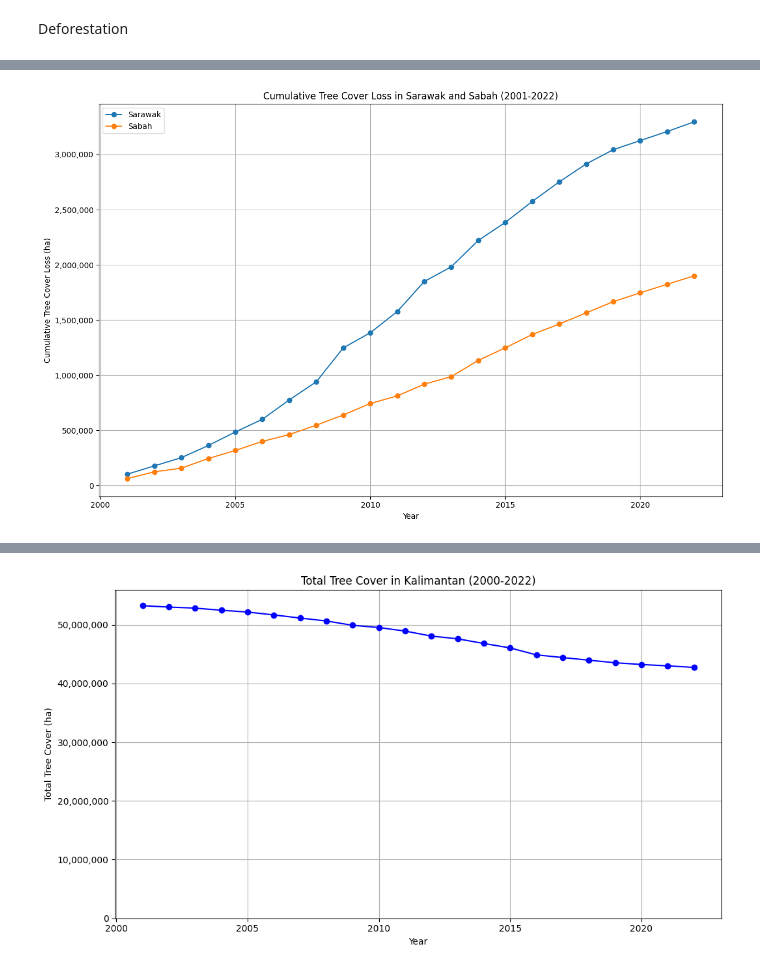
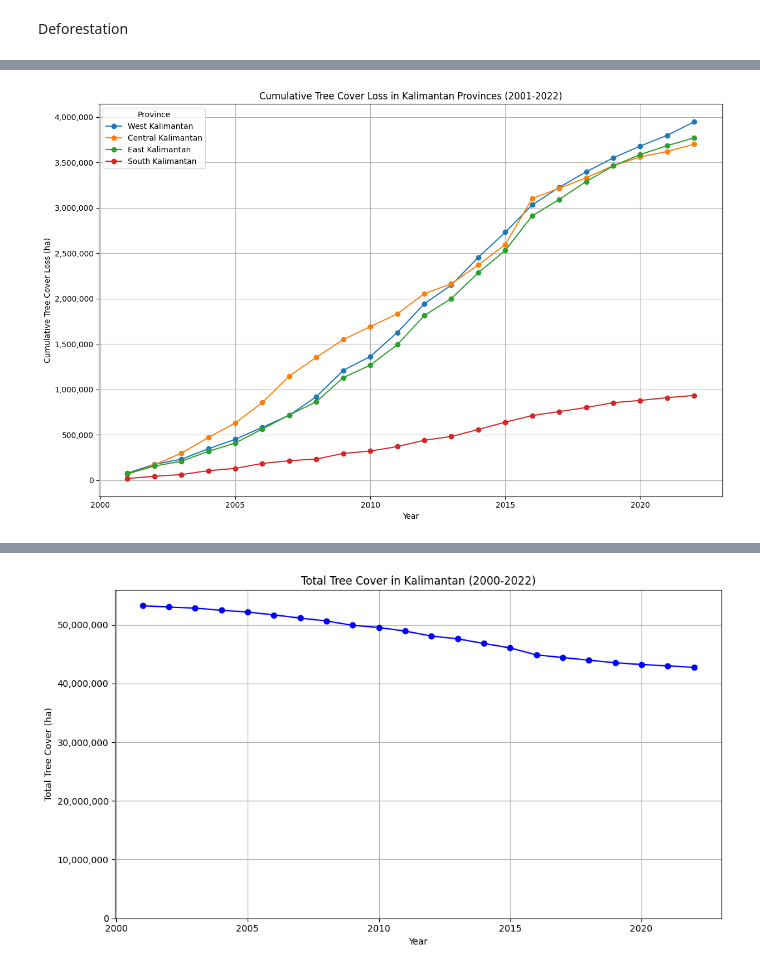
Before and after one commit to JorenMel/InfVis, a Jupyter notebook: visualisaties.ipynb, the cells around one changed output, grey strips where cells are left out. Drawn from its saved outputs; the diff is of its cells as text; code cells hidden in the pictures.

```diff
--- a/visualisaties.ipynb
+++ b/visualisaties.ipynb
@@ -13,51 +88,57 @@ import pandas as pd
 import matplotlib.pyplot as plt
 
 # Load the dataset
+# De dataset mist de provincie Kalimantan Utara, dus deze is niet meegenomen in de plot
 df = pd.read_csv('Datasets/Deforestation/Subnational 1 tree cover loss.csv')
 
 # Define the years to plot
 years = [f'tc_loss_ha_{year}' for year in range(2001, 2023)]
 
-# List of provinces in Kalimantan
-provinces = ['Sarawak', 'Sabah',]
+# Mapping dictionary from Indonesian to English names
+province_mapping = {
+    'Kalimantan Barat': 'West Kalimantan',
+    'Kalimantan Tengah': 'Central Kalimantan',
+    'Kalimantan Timur': 'East Kalimantan',
+    'Kalimantan Selatan': 'South Kalimantan'
+}
 
 plt.figure(figsize=(12, 8))
 
 # Loop through each province
-for province in provinces:
+for province_id, (province_indo, province_eng) in enumerate(province_mapping.items(), start=1):
     # Filter the DataFrame for the current province and threshold == 0
-    province_df = df[(df['subnational1'] == province) & (df['threshold'] == 0)]
+    province_df = df[(df['subnational1'] == province_indo) & (df['threshold'] == 0)]
 
     # Keep only relevant columns
     columns_to_keep = ['subnational1'] + years
     province_df = province_df[columns_to_keep]
 
     # Melt the DataFrame to long format
     province_df_long = province_df.melt(id_vars='subnational1', var_name='year', value_name='tc_loss_ha')
 
     # Extract year from the column name and convert to integer
     province_df_long['year'] = province_df_long['year'].str.extract(r'(\d+)').astype(int)
 
     # Sort the DataFrame by year
     province_df_long = province_df_long.sort_values(by='year')
 
     # Calculate cumulative tree loss
     province_df_long['cumulative_tc_loss_ha'] = province_df_long['tc_loss_ha'].cumsum()
 
     # Plot the cumulative tree loss for the current province
-    plt.plot(province_df_long['year'], province_df_long['cumulative_tc_loss_ha'], marker='o', label=province)
+    plt.plot(province_df_long['year'], province_df_long['cumulative_tc_loss_ha'], marker='o', label=province_eng)
 
 # Plot settings
-plt.title('Cumulative Tree Cover Loss in Sarawak and Sabah (2001-2022)')
+plt.title('Cumulative Tree Cover Loss in Kalimantan Provinces (2001-2022)')
 plt.xlabel('Year')
 plt.ylabel('Cumulative Tree Cover Loss (ha)')
-plt.legend()
+plt.legend(title='Province', loc='upper left')
 plt.grid(True)
 plt.tight_layout()
 
 # Set the y-axis to display numbers in plain format
 plt.gca().yaxis.set_major_formatter(plt.FuncFormatter(lambda x, _: f'{int(x):,}'))
 
 plt.show()
 # %% [output]
-[figure, old version]
+[figure, new version]
```
Also changed, not shown: parts of 2 cells of this notebook.
